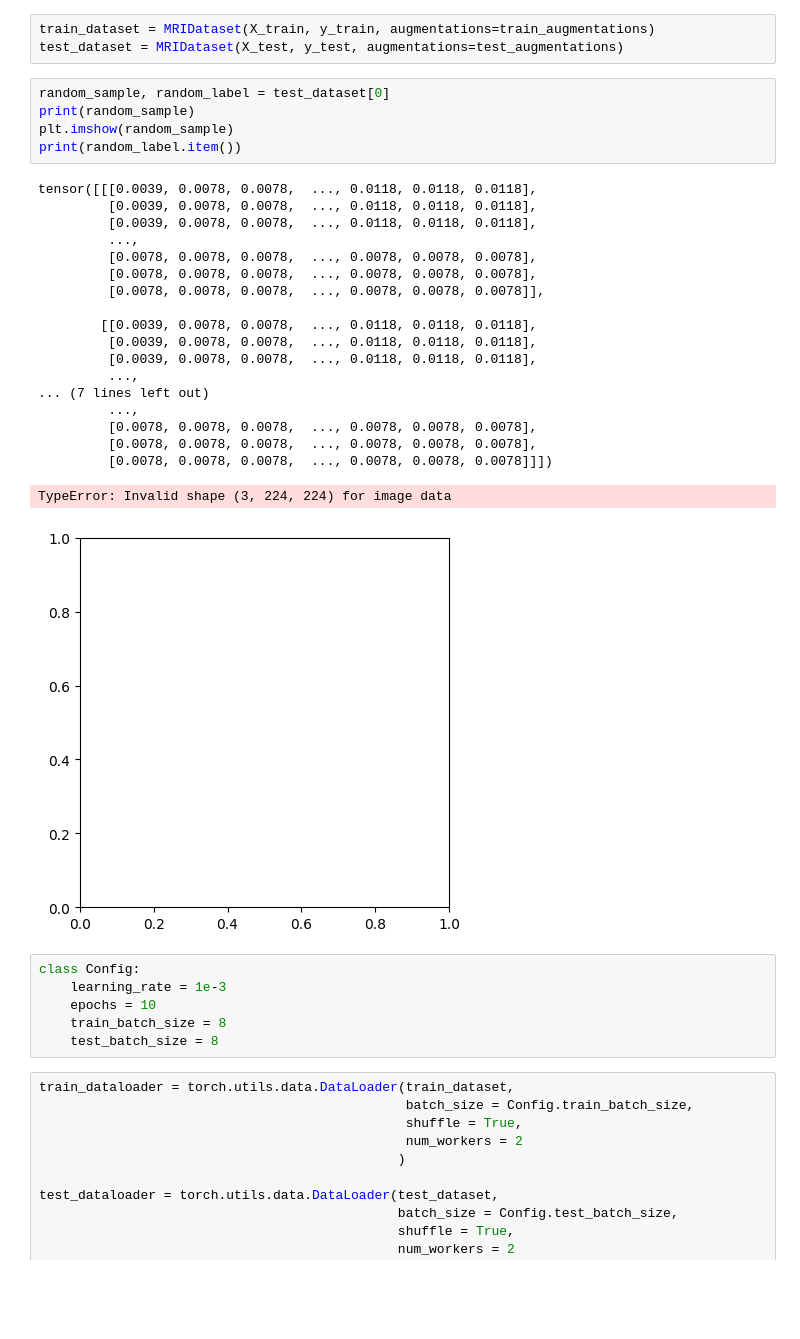
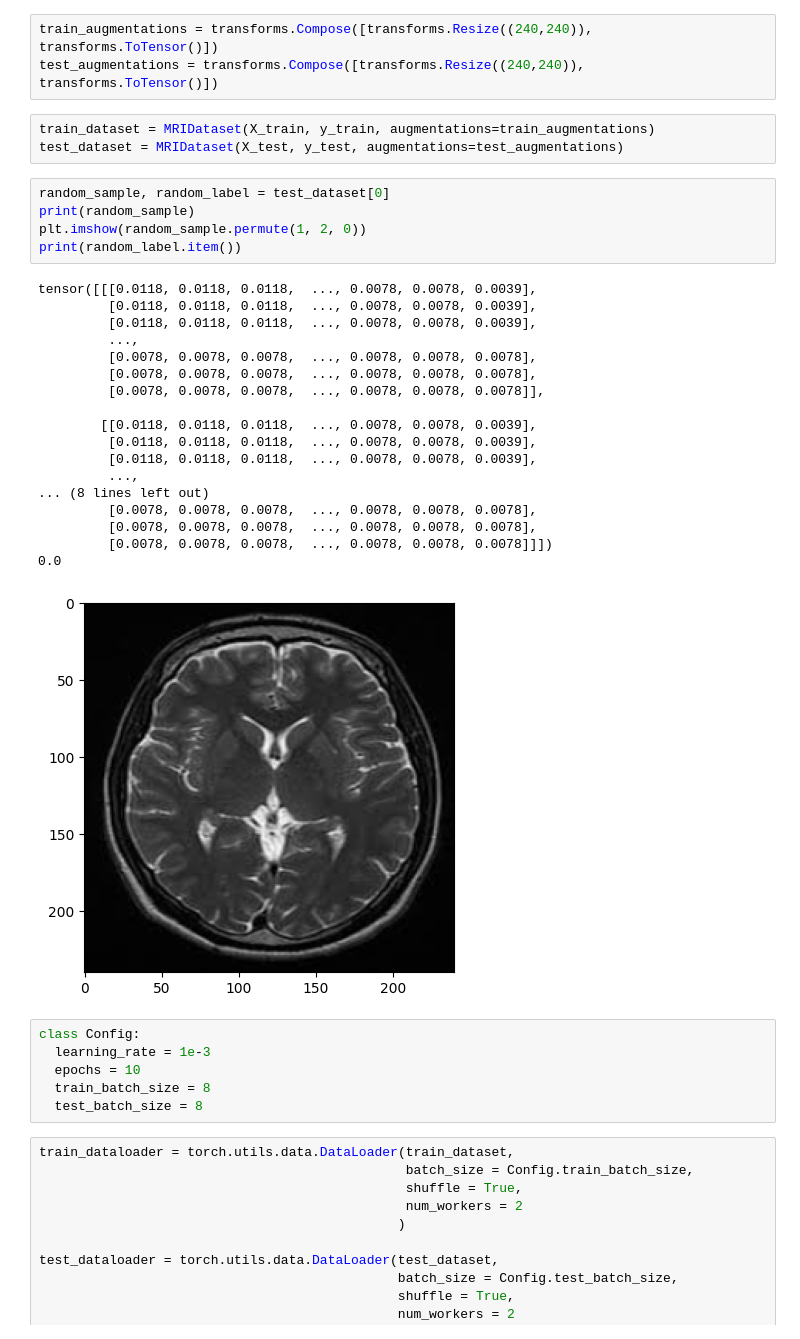
Before and after one commit to Rakshit-Sawarn-iitb/WIDS-Brain-Tumor-Detection, a Jupyter notebook: BrainTumorDetection.ipynb, the cells around one changed output. Saved outputs shown, nothing was run; the diff lists cells and outputs as text; blank space fills up the shorter version.

```diff
--- a/BrainTumorDetection.ipynb
+++ b/BrainTumorDetection.ipynb
@@ -85,37 +69,39 @@ test_augmentations = transforms.Compose([transforms.Resize((224,224)),
+# %%
+train_augmentations = transforms.Compose([transforms.Resize((240,240)), transforms.ToTensor()])
+test_augmentations = transforms.Compose([transforms.Resize((240,240)), transforms.ToTensor()])
 # %%
 train_dataset = MRIDataset(X_train, y_train, augmentations=train_augmentations)
 test_dataset = MRIDataset(X_test, y_test, augmentations=test_augmentations)
 # %%
 random_sample, random_label = test_dataset[0]
 print(random_sample)
-plt.imshow(random_sample)
+plt.imshow(random_sample.permute(1, 2, 0))
 print(random_label.item())
 # %% [output]
-tensor([[[0.0039, 0.0078, 0.0078,  ..., 0.0118, 0.0118, 0.0118],
-         [0.0039, 0.0078, 0.0078,  ..., 0.0118, 0.0118, 0.0118],
-         [0.0039, 0.0078, 0.0078,  ..., 0.0118, 0.0118, 0.0118],
+tensor([[[0.0118, 0.0118, 0.0118,  ..., 0.0078, 0.0078, 0.0039],
+         [0.0118, 0.0118, 0.0118,  ..., 0.0078, 0.0078, 0.0039],
+         [0.0118, 0.0118, 0.0118,  ..., 0.0078, 0.0078, 0.0039],
          ...,
          [0.0078, 0.0078, 0.0078,  ..., 0.0078, 0.0078, 0.0078],
          [0.0078, 0.0078, 0.0078,  ..., 0.0078, 0.0078, 0.0078],
          [0.0078, 0.0078, 0.0078,  ..., 0.0078, 0.0078, 0.0078]],
 
-        [[0.0039, 0.0078, 0.0078,  ..., 0.0118, 0.0118, 0.0118],
-         [0.0039, 0.0078, 0.0078,  ..., 0.0118, 0.0118, 0.0118],
-         [0.0039, 0.0078, 0.0078,  ..., 0.0118, 0.0118, 0.0118],
+        [[0.0118, 0.0118, 0.0118,  ..., 0.0078, 0.0078, 0.0039],
+         [0.0118, 0.0118, 0.0118,  ..., 0.0078, 0.0078, 0.0039],
+         [0.0118, 0.0118, 0.0118,  ..., 0.0078, 0.0078, 0.0039],
          ...,
-... (7 lines left out)
-         ...,
+... (8 lines left out)
          [0.0078, 0.0078, 0.0078,  ..., 0.0078, 0.0078, 0.0078],
          [0.0078, 0.0078, 0.0078,  ..., 0.0078, 0.0078, 0.0078],
          [0.0078, 0.0078, 0.0078,  ..., 0.0078, 0.0078, 0.0078]]])
+0.0
-TypeError: Invalid shape (3, 224, 224) for image data
-[figure, old version]
+[figure, new version]
 # %%
 class Config:
-    learning_rate = 1e-3
-    epochs = 10
-    train_batch_size = 8
-    test_batch_size = 8
+  learning_rate = 1e-3
+  epochs = 10
+  train_batch_size = 8
+  test_batch_size = 8
 # %%
 train_dataloader = torch.utils.data.DataLoader(train_dataset,
                                                batch_size = Config.train_batch_size,
```
Also changed, not shown: parts of 5 cells of this notebook.
